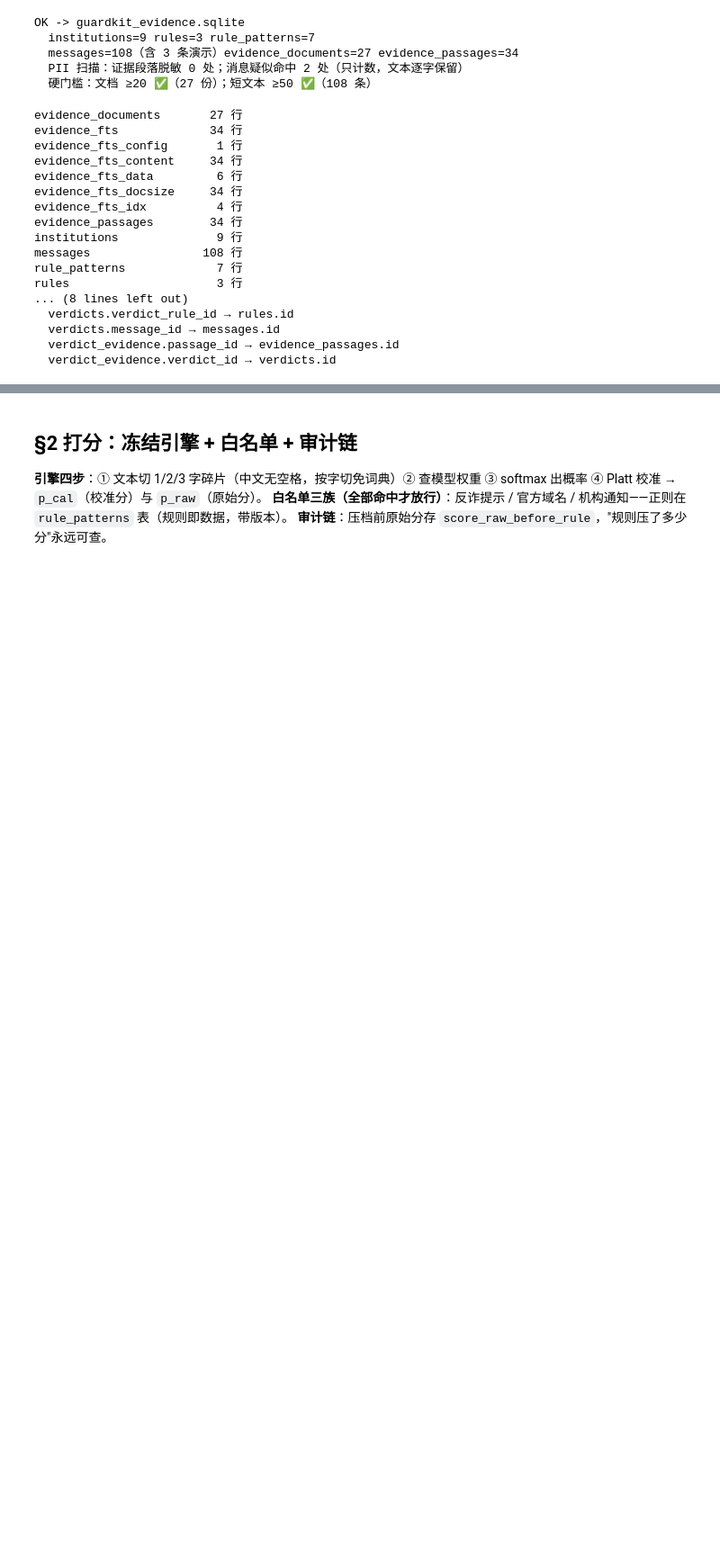
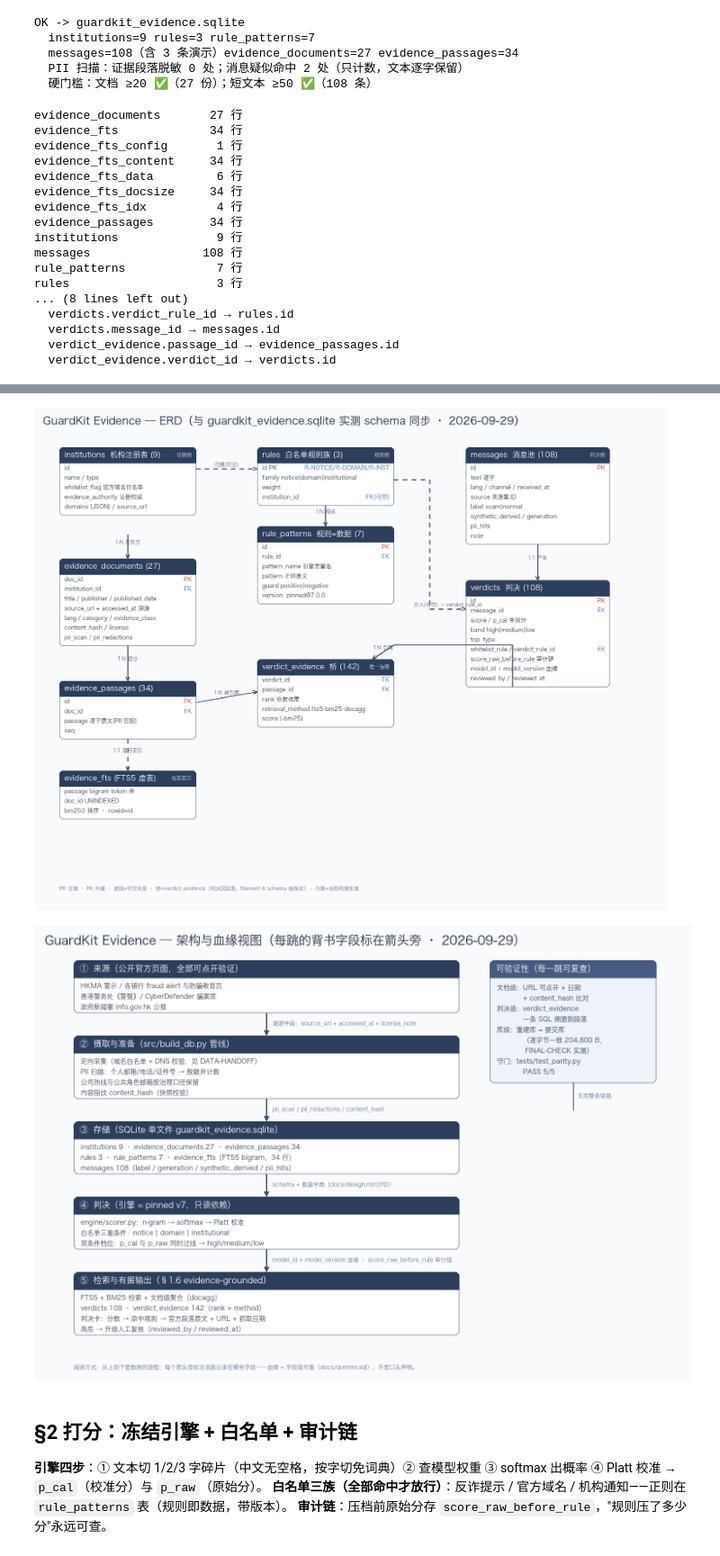
Before and after one commit to P3NN4L/Guardkit-evidence, a Jupyter notebook: GuardKit_Evidence.ipynb, the cells around one changed output, grey strips where cells are left out. Shown at 90% size. Cells and saved outputs as stored; diff of their text form; code cells hidden in the pictures; blank space fills up the shorter version.

Commit message:
docs: 血缘视图渲染 PNG + notebook 内嵌两张设计图（ERD/lineage，§2.4 设计产物）

```diff
--- a/GuardKit_Evidence.ipynb
+++ b/GuardKit_Evidence.ipynb
@@ -64,3 +70,10 @@ rules                     3 行
+# %%
+from IPython.display import Image
+display(Image(filename='docs/assets/erd.png'))
+display(Image(filename='docs/assets/lineage.png'))
+# %% [output]
+[figure, added]
+[figure, added]
 # %% [markdown]
 ## §2 打分：冻结引擎 + 白名单 + 审计链
 
```
Also changed, not shown: parts of 1 cell of this notebook, 2 other files.
